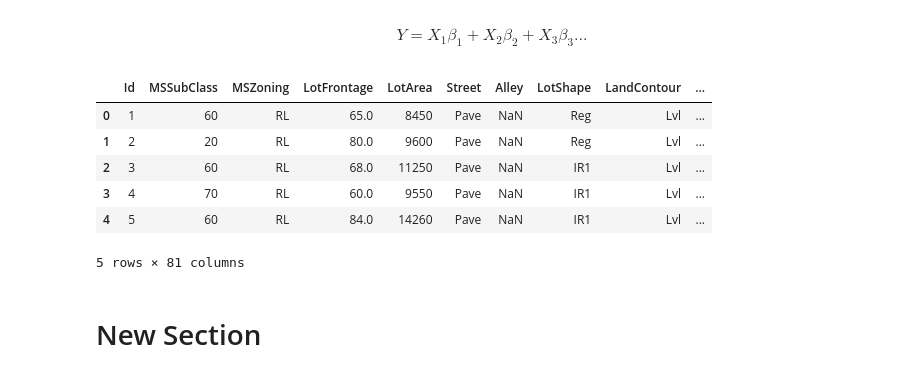
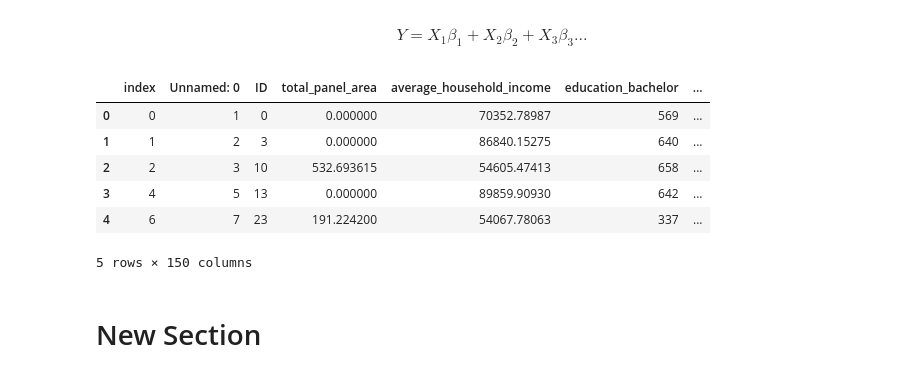
Before and after one commit to jennyryao/final_project, a Jupyter notebook: predict_solar_rooftops.ipynb, the cells around one changed output. Saved outputs shown, nothing was run; the diff lists cells and outputs as text; code cells hidden in the pictures.

```diff
--- a/predict_solar_rooftops.ipynb
+++ b/predict_solar_rooftops.ipynb
@@ -23,21 +23,32 @@ Utilities — Type of utilities available
 LotConfig — Lot configuration
 # %% [markdown]
 $$Y = X_{1}\beta_{1} + X_{2}\beta_{2} + X_{3}\beta_{3}...$$
-# %%
-url = "https://raw.githubusercontent.com/jennyryao/PS4HouseDataExercise/master/train.csv"
-data = pd.read_csv(url)
-data.shape
-train = data.iloc[:,:]
-train.to_json('housedata.json')
-train.head()
-# %% [output]
-|  | Id | MSSubClass | MSZoning | LotFrontage | LotArea | Street | Alley | LotShape | LandContour | ... |
-| 0 | 1 | 60 | RL | 65.0 | 8450 | Pave | NaN | Reg | Lvl | ... |
-| 1 | 2 | 20 | RL | 80.0 | 9600 | Pave | NaN | Reg | Lvl | ... |
-| 2 | 3 | 60 | RL | 68.0 | 11250 | Pave | NaN | IR1 | Lvl | ... |
-| 3 | 4 | 70 | RL | 60.0 | 9550 | Pave | NaN | IR1 | Lvl | ... |
-| 4 | 5 | 60 | RL | 84.0 | 14260 | Pave | NaN | IR1 | Lvl | ... |
-5 rows × 81 columns
+# %%
+#url = "https://raw.githubusercontent.com/jennyryao/PS4HouseDataExercise/master/train.csv"
+#url = "https://drive.google.com/file/d/1K_HNMF2Gv7XkKLlMbu3Snww5syyDg-oQ/view?usp=sharing"
+#url = "https://www.dropbox.com/s/l12sey5zn41zteg/df_train.csv?dl=0"
+url = "https://raw.githubusercontent.com/jennyryao/final_project/main/df_test.csv"
+data = pd.read_csv(url)
+data.shape
+
+#drop infinity
+data.replace([np.inf, -np.inf], np.nan, inplace=True)
+#data = data.replace([np.inf, -np.inf], np.nan)
+data = data.dropna()
+data = data.reset_index()
+data.isnull().any().any()
+
+train = data.iloc[:,:]
+train.to_json('trainingdata.json')
+train.head()
+# %% [output]
+|  | index | Unnamed: 0 | ID | total_panel_area | average_household_income | education_bachelor | ... |
+| 0 | 0 | 1 | 0 | 0.000000 | 70352.78987 | 569 | ... |
+| 1 | 1 | 2 | 3 | 0.000000 | 86840.15275 | 640 | ... |
+| 2 | 2 | 3 | 10 | 532.693615 | 54605.47413 | 658 | ... |
+| 3 | 4 | 5 | 13 | 0.000000 | 89859.90930 | 642 | ... |
+| 4 | 6 | 7 | 23 | 191.224200 | 54067.78063 | 337 | ... |
+5 rows × 150 columns
 # %% [markdown]
 # New Section
 # %%
```
Also changed, not shown: parts of 11 cells of this notebook.
